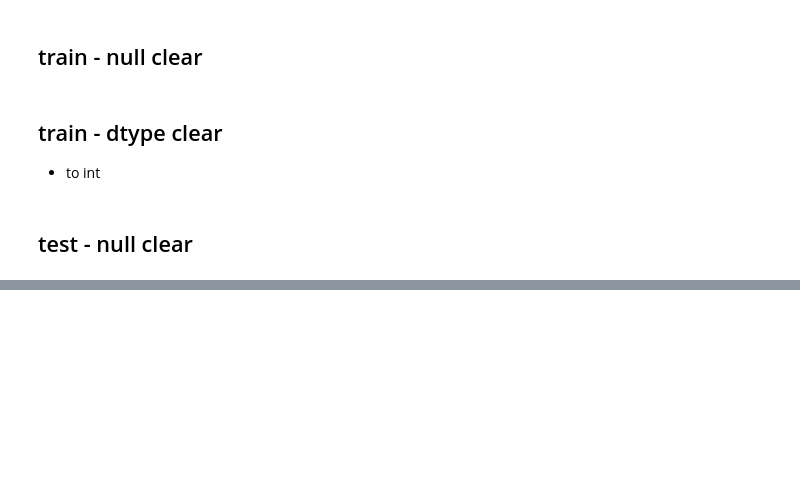
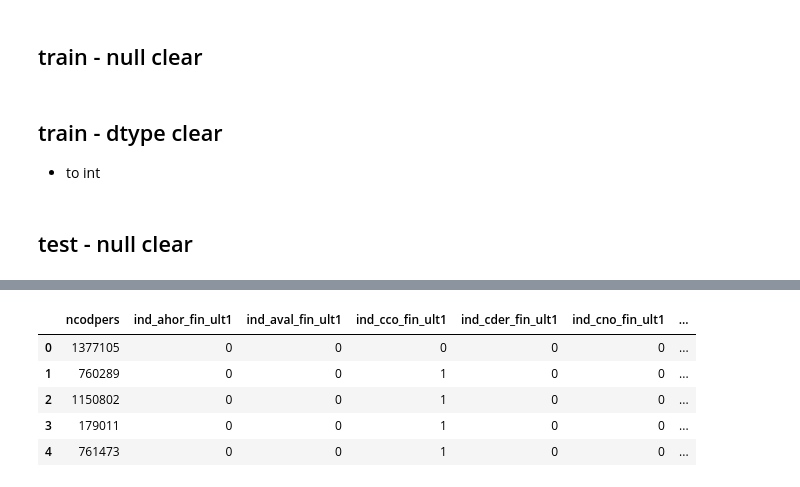
Before and after one commit to KANG91/DNA_TeamProject, a Jupyter notebook: kang/3_logistic_regression.ipynb, the cells around one changed output, grey strips where cells are left out. Saved outputs shown, nothing was run; the diff lists cells and outputs as text; code cells hidden in the pictures; blank space fills up the shorter version.

```diff
--- a/kang/3_logistic_regression.ipynb
+++ b/kang/3_logistic_regression.ipynb
@@ -129,0 +156,2 @@ y_test = pd.get_dummies(df_test, prefix = dummy_col, columns = dummy_col)
+# %%
+y_train = df_train[["ncodpers"] + y_features]
@@ -129,0 +170,9 @@ y_test = pd.get_dummies(df_test, prefix = dummy_col, columns = dummy_col)
+# %%
+y_train.head()
+# %% [output]
+|  | ncodpers | ind_ahor_fin_ult1 | ind_aval_fin_ult1 | ind_cco_fin_ult1 | ind_cder_fin_ult1 | ind_cno_fin_ult1 | ... |
+| 0 | 1377105 | 0 | 0 | 0 | 0 | 0 | ... |
+| 1 | 760289 | 0 | 0 | 1 | 0 | 0 | ... |
+| 2 | 1150802 | 0 | 0 | 1 | 0 | 0 | ... |
+| 3 | 179011 | 0 | 0 | 1 | 0 | 0 | ... |
+| 4 | 761473 | 0 | 0 | 1 | 0 | 0 | ... |
```
Also changed, not shown: parts of 22 cells of this notebook.
